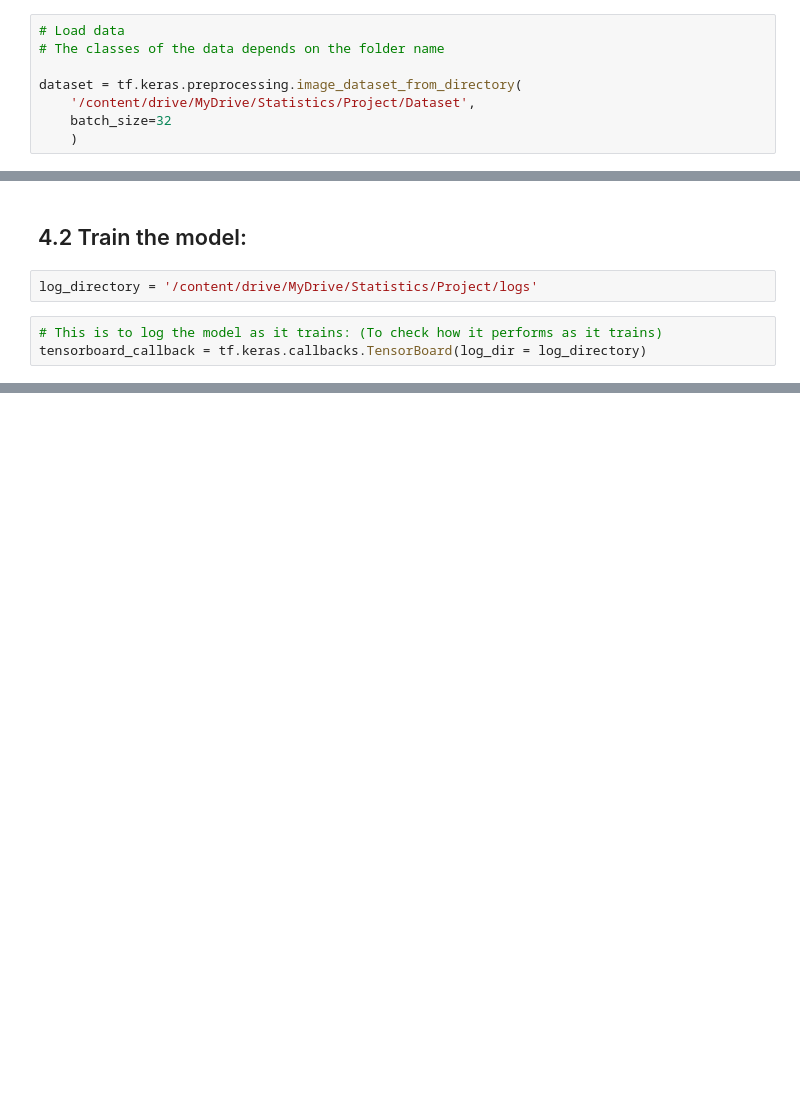
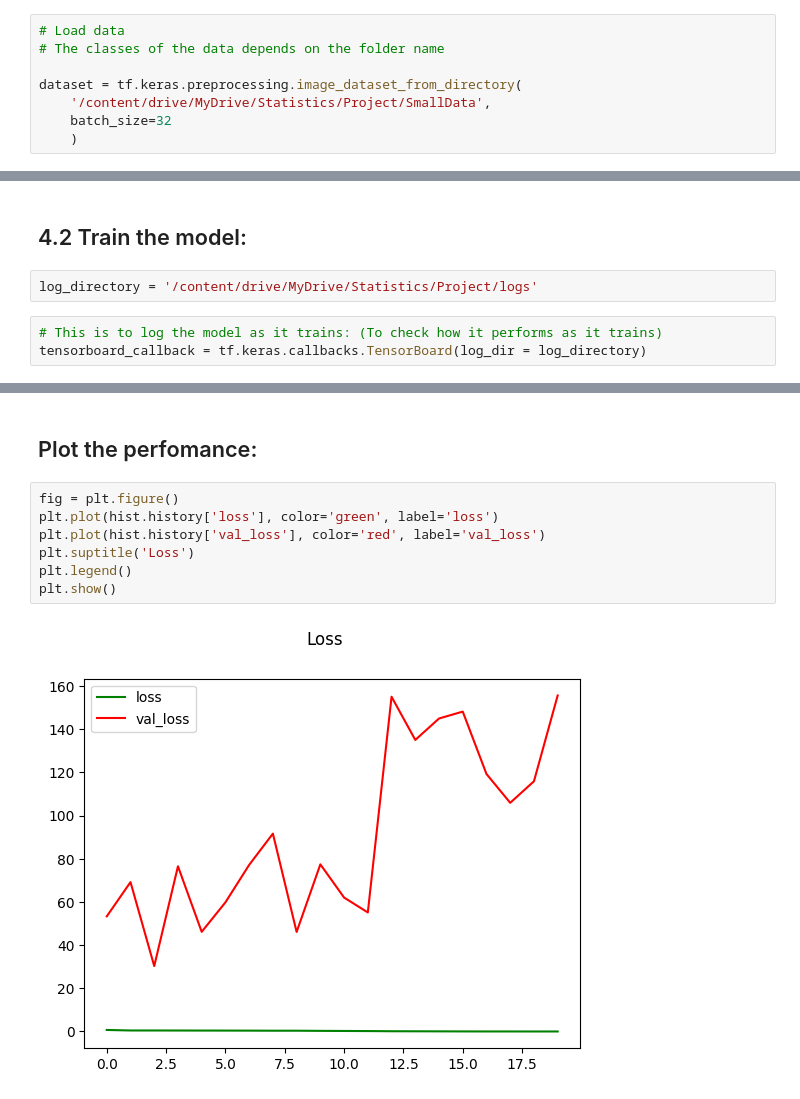
Before and after one commit to AbbyNyakara/Mushroom-Classification, a Jupyter notebook: STT_Final_Project.ipynb, the cells around one changed output, grey strips where cells are left out. Cells and saved outputs as stored; diff of their text form; blank space fills up the shorter version.

```diff
--- a/STT_Final_Project.ipynb
+++ b/STT_Final_Project.ipynb
@@ -43,7 +47,7 @@ Mounted at /content/drive
 # The classes of the data depends on the folder name
 
 dataset = tf.keras.preprocessing.image_dataset_from_directory(
-    '/content/drive/MyDrive/Statistics/Project/Dataset',
+    '/content/drive/MyDrive/Statistics/Project/SmallData',
     batch_size=32
     )
 # %% [output]
@@ -255,0 +281,11 @@ Epoch 1/20
+# %% [markdown]
+## Plot the perfomance:
+# %%
+fig = plt.figure()
+plt.plot(hist.history['loss'], color='green', label='loss')
+plt.plot(hist.history['val_loss'], color='red', label='val_loss')
+plt.suptitle('Loss')
+plt.legend()
+plt.show()
+# %% [output]
+[figure, added]
```
Also changed, not shown: parts of 32 cells of this notebook.
